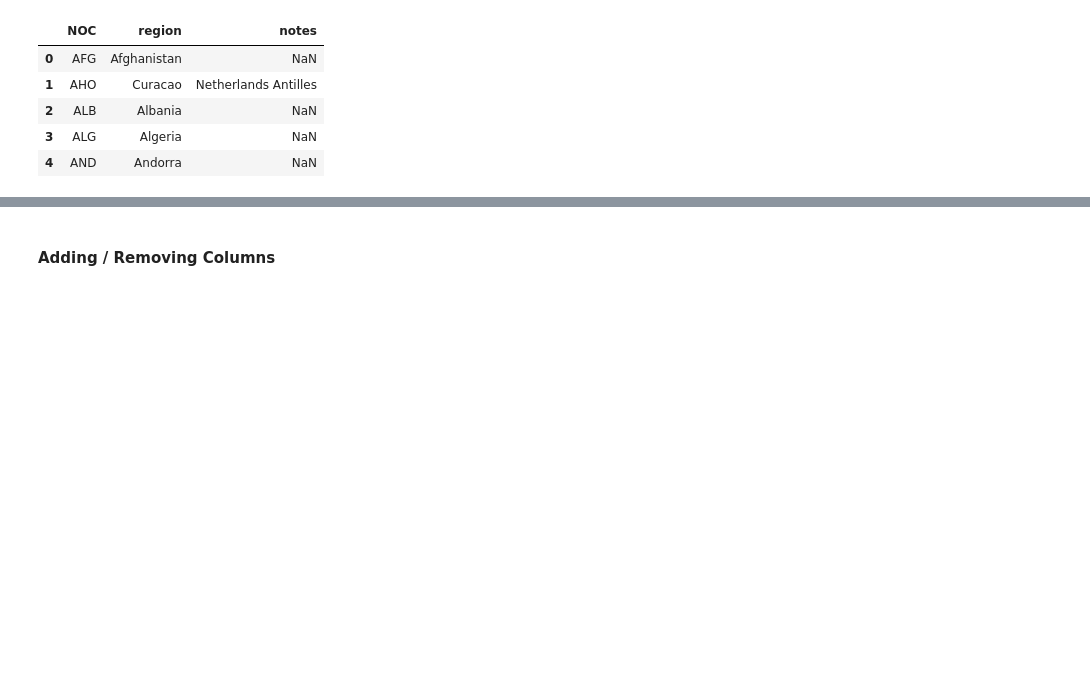
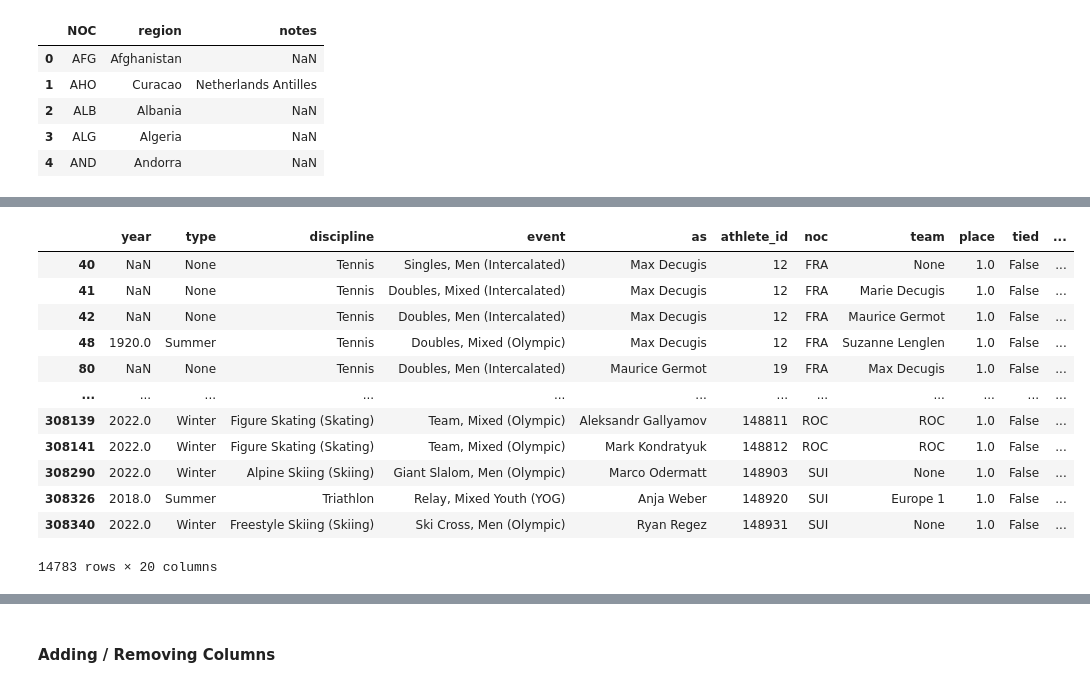
Before and after one commit to DuongAnh1502/complete-pandas-tutorial, a Jupyter notebook: tutorial.ipynb, the cells around one changed output, grey strips where cells are left out. Drawn from its saved outputs; the diff is of its cells as text; code cells hidden in the pictures; blank space fills up the shorter version.

```diff
--- a/tutorial.ipynb
+++ b/tutorial.ipynb
@@ -27,3 +27,20 @@ bios_new.head()
 | 2 | 3 | Jean Borotra | 1898-08-13 | Biarritz | Pyrénées-Atlantiques | FRA | France | 183.0 | 76.0 | ... |
 | 3 | 4 | Jacques Brugnon | 1895-05-11 | Paris VIIIe | Paris | FRA | France | 168.0 | 64.0 | ... |
 | 4 | 5 | Albert Canet | 1878-04-17 | Wandsworth | England | GBR | France | NaN | NaN | ... |
+# %%
+res_bios = pd.merge(results,bios,on='athlete_id',how='left')
+res_bios[res_bios['medal'] == 'Gold']
+# %% [output]
+|  | year | type | discipline | event | as | athlete_id | noc | team | place | tied | ... |
+| 40 | NaN | None | Tennis | Singles, Men (Intercalated) | Max Decugis | 12 | FRA | None | 1.0 | False | ... |
+| 41 | NaN | None | Tennis | Doubles, Mixed (Intercalated) | Max Decugis | 12 | FRA | Marie Decugis | 1.0 | False | ... |
+| 42 | NaN | None | Tennis | Doubles, Men (Intercalated) | Max Decugis | 12 | FRA | Maurice Germot | 1.0 | False | ... |
+| 48 | 1920.0 | Summer | Tennis | Doubles, Mixed (Olympic) | Max Decugis | 12 | FRA | Suzanne Lenglen | 1.0 | False | ... |
+| 80 | NaN | None | Tennis | Doubles, Men (Intercalated) | Maurice Germot | 19 | FRA | Max Decugis | 1.0 | False | ... |
+| ... | ... | ... | ... | ... | ... | ... | ... | ... | ... | ... | ... |
+| 308139 | 2022.0 | Winter | Figure Skating (Skating) | Team, Mixed (Olympic) | Aleksandr Gallyamov | 148811 | ROC | ROC | 1.0 | False | ... |
+| 308141 | 2022.0 | Winter | Figure Skating (Skating) | Team, Mixed (Olympic) | Mark Kondratyuk | 148812 | ROC | ROC | 1.0 | False | ... |
+| 308290 | 2022.0 | Winter | Alpine Skiing (Skiing) | Giant Slalom, Men (Olympic) | Marco Odermatt | 148903 | SUI | None | 1.0 | False | ... |
+| 308326 | 2018.0 | Summer | Triathlon | Relay, Mixed Youth (YOG) | Anja Weber | 148920 | SUI | Europe 1 | 1.0 | False | ... |
+| 308340 | 2022.0 | Winter | Freestyle Skiing (Skiing) | Ski Cross, Men (Olympic) | Ryan Regez | 148931 | SUI | None | 1.0 | False | ... |
+14783 rows × 20 columns
```
Also changed, not shown: parts of 17 cells of this notebook.
